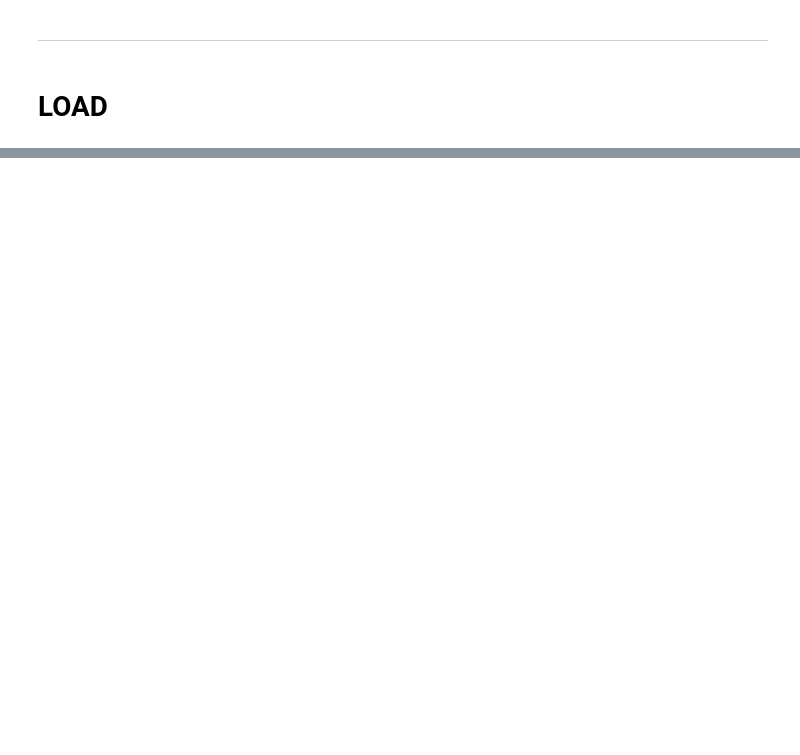
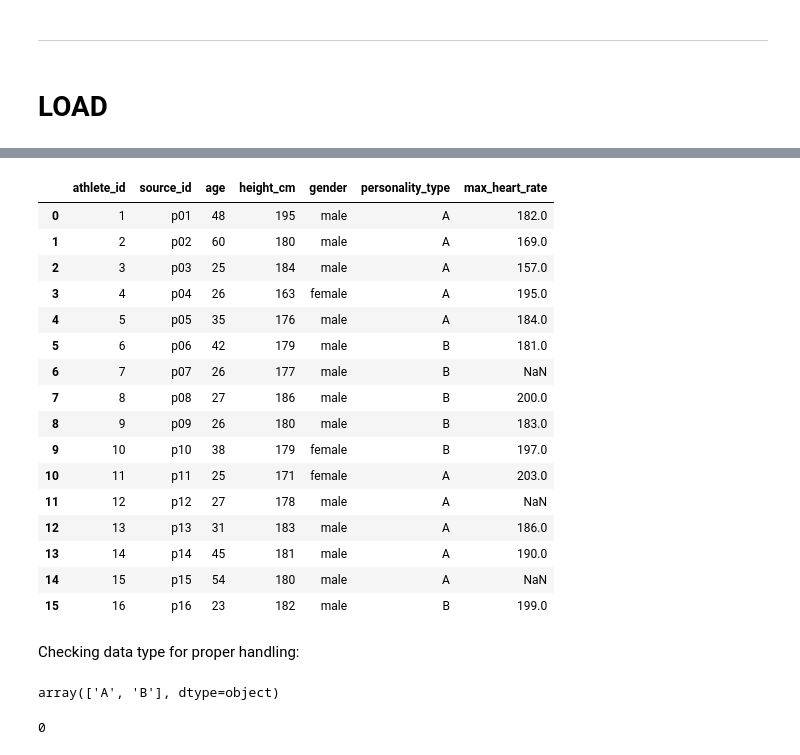
Before and after one commit to vish-mandalika/sql-pipeline-athletic-performance, a Jupyter notebook: etl.ipynb, the cells around one changed output, grey strips where cells are left out. Drawn from its saved outputs; the diff is of its cells as text; code cells hidden in the pictures; blank space fills up the shorter version.

```diff
--- a/etl.ipynb
+++ b/etl.ipynb
@@ -436,0 +459,4 @@ Name: count, dtype: int64
+# %%
+participant_overview["Max heart rate"] = pd.to_numeric(participant_overview["Max heart rate"], errors = "coerce")
+participant_overview["Gender"] = participant_overview["Gender"].str.strip()
+participant_overview
@@ -436,0 +481,36 @@ Name: count, dtype: int64
+# %%
+athlete = participant_overview.rename(columns={
+    'Participant ID': 'source_id',
+    'Age': 'age',
+    'Height': 'height_cm',
+    'Gender': 'gender',
+    'A or B person': 'personality_type',
+    'Max heart rate': 'max_heart_rate'
+    })
+athlete = athlete.reset_index(drop=True)
+athlete.insert(0, "athlete_id", range(1, len(athlete) + 1))
+athlete
+# %% [output]
+|  | athlete_id | source_id | age | height_cm | gender | personality_type | max_heart_rate |
+| 0 | 1 | p01 | 48 | 195 | male | A | 182.0 |
+| 1 | 2 | p02 | 60 | 180 | male | A | 169.0 |
+| 2 | 3 | p03 | 25 | 184 | male | A | 157.0 |
+| 3 | 4 | p04 | 26 | 163 | female | A | 195.0 |
+| 4 | 5 | p05 | 35 | 176 | male | A | 184.0 |
+| 5 | 6 | p06 | 42 | 179 | male | B | 181.0 |
+| 6 | 7 | p07 | 26 | 177 | male | B | NaN |
+| 7 | 8 | p08 | 27 | 186 | male | B | 200.0 |
+| 8 | 9 | p09 | 26 | 180 | male | B | 183.0 |
+| 9 | 10 | p10 | 38 | 179 | female | B | 197.0 |
+| 10 | 11 | p11 | 25 | 171 | female | A | 203.0 |
+| 11 | 12 | p12 | 27 | 178 | male | A | NaN |
+| 12 | 13 | p13 | 31 | 183 | male | A | 186.0 |
+| 13 | 14 | p14 | 45 | 181 | male | A | 190.0 |
+| 14 | 15 | p15 | 54 | 180 | male | A | NaN |
+| 15 | 16 | p16 | 23 | 182 | male | B | 199.0 |
+# %% [markdown]
+Checking data type for proper handling:
+# %%
+athlete["personality_type"].unique()
+# %% [output]
+array(['A', 'B'], dtype=object)
@@ -436,0 +522,6 @@ Name: count, dtype: int64
+# %%
+injuries_fact["athlete_id"].isna().sum() # expect 0
+wellness["athlete_id"].isna().sum() # expect 0
+training_session["athlete_id"].isna().sum() # expect 0
+# %% [output]
+0
```
Also changed, not shown: parts of 10 cells of this notebook.
